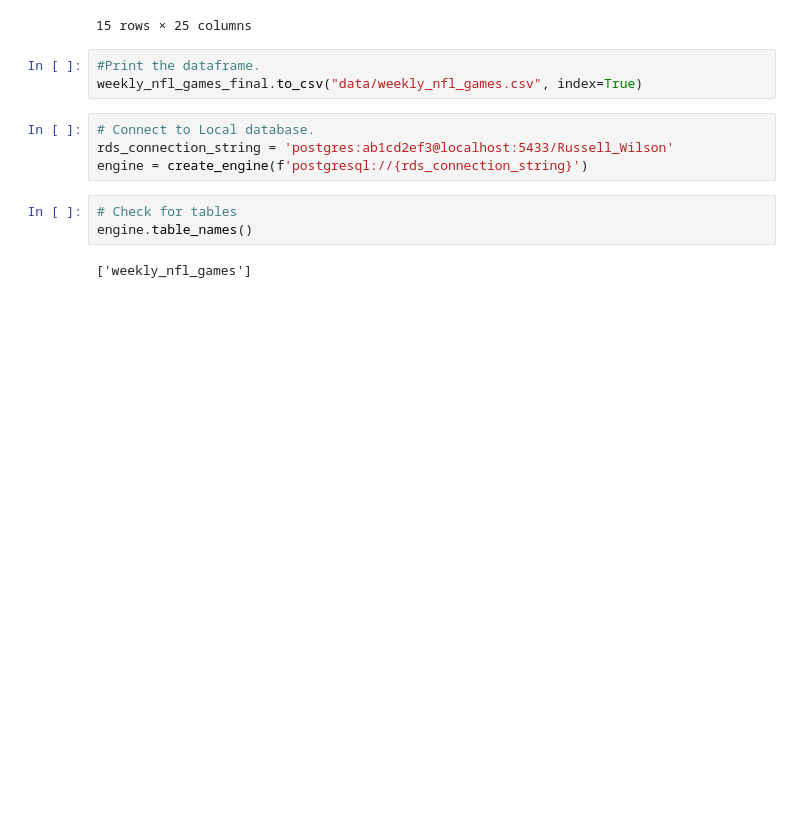
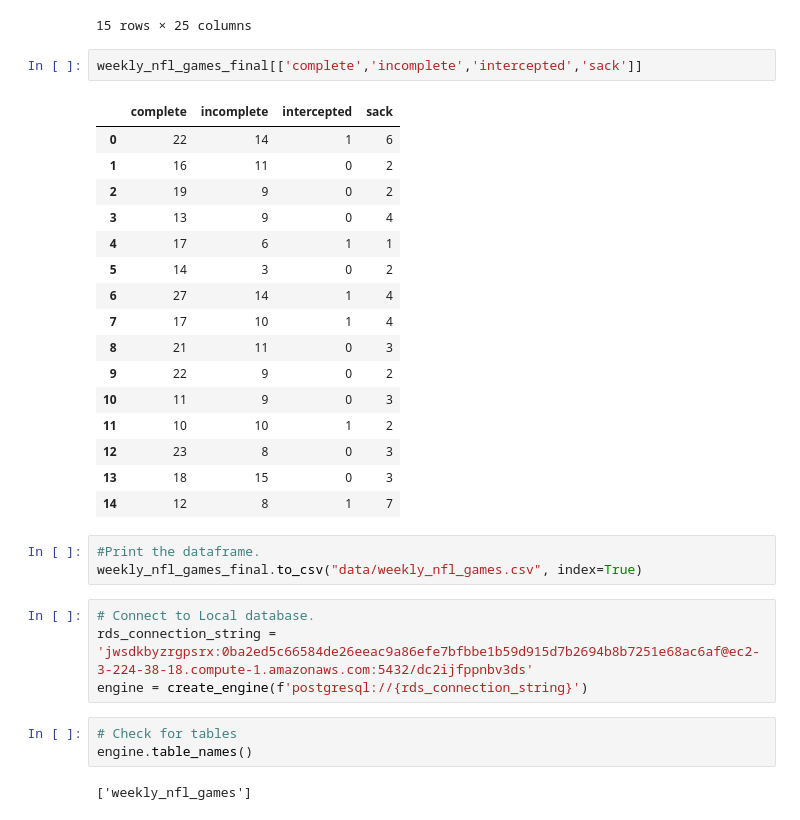
Before and after one commit to cjreside/Project_3, a Jupyter notebook: weekly_nfl/sports_radar_convert.ipynb, the cells around one changed output. Saved outputs shown, nothing was run; the diff lists cells and outputs as text; blank space fills up the shorter version.

```diff
--- a/weekly_nfl/sports_radar_convert.ipynb
+++ b/weekly_nfl/sports_radar_convert.ipynb
@@ -801,12 +801,31 @@ weekly_nfl_games_final
 | 13 | 16 | Seattle Seahawks | Kansas City Chiefs | 38 | 31 | 464 | 419 | 29 | 18 | ... |
 | 14 | 17 | Seattle Seahawks | Arizona Cardinals | 27 | 24 | 291 | 198 | 21 | 12 | ... |
 15 rows × 25 columns
+# %%
+weekly_nfl_games_final[['complete','incomplete','intercepted','sack']]
+# %% [output]
+|  | complete | incomplete | intercepted | sack |
+| 0 | 22 | 14 | 1 | 6 |
+| 1 | 16 | 11 | 0 | 2 |
+| 2 | 19 | 9 | 0 | 2 |
+| 3 | 13 | 9 | 0 | 4 |
+| 4 | 17 | 6 | 1 | 1 |
+| 5 | 14 | 3 | 0 | 2 |
+| 6 | 27 | 14 | 1 | 4 |
+| 7 | 17 | 10 | 1 | 4 |
+| 8 | 21 | 11 | 0 | 3 |
+| 9 | 22 | 9 | 0 | 2 |
+| 10 | 11 | 9 | 0 | 3 |
+| 11 | 10 | 10 | 1 | 2 |
+| 12 | 23 | 8 | 0 | 3 |
+| 13 | 18 | 15 | 0 | 3 |
+| 14 | 12 | 8 | 1 | 7 |
 # %%
 #Print the dataframe.
 weekly_nfl_games_final.to_csv("data/weekly_nfl_games.csv", index=True)
 # %%
 # Connect to Local database.
-rds_connection_string = 'postgres:ab1cd2ef3@localhost:5433/Russell_Wilson'
+rds_connection_string = 'jwsdkbyzrgpsrx:0ba2ed5c66584de26eeac9a86efe7bfbbe1b59d915d7b2694b8b7251e68ac6af@ec2-3-224-38-18.compute-1.amazonaws.com:5432/dc2ijfppnbv3ds'
 engine = create_engine(f'postgresql://{rds_connection_string}')
 # %%
 # Check for tables
```
